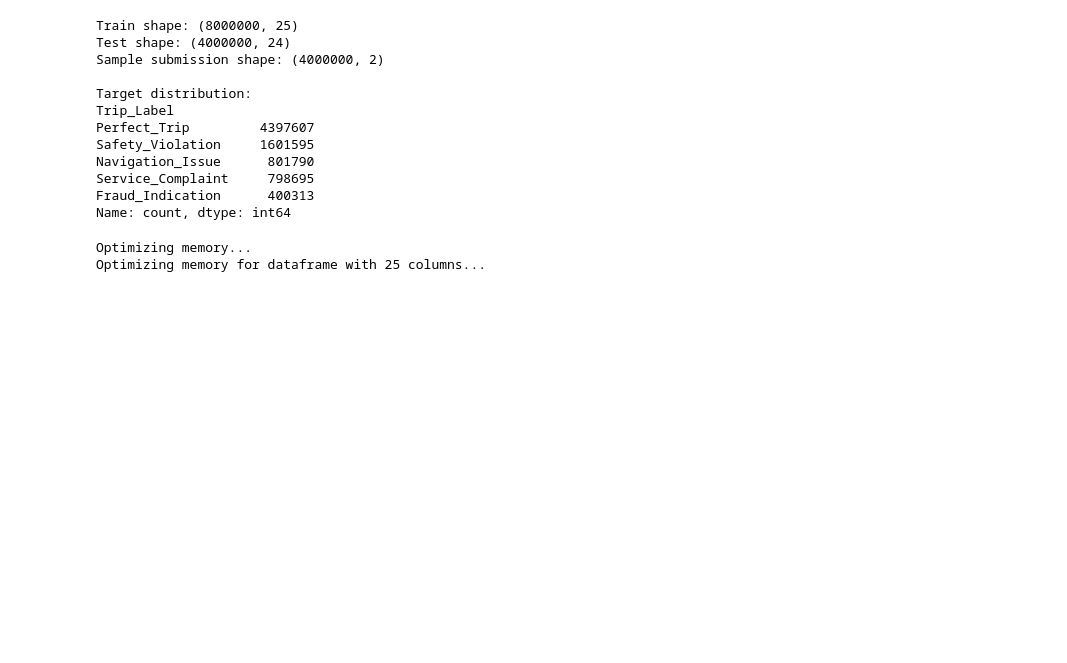
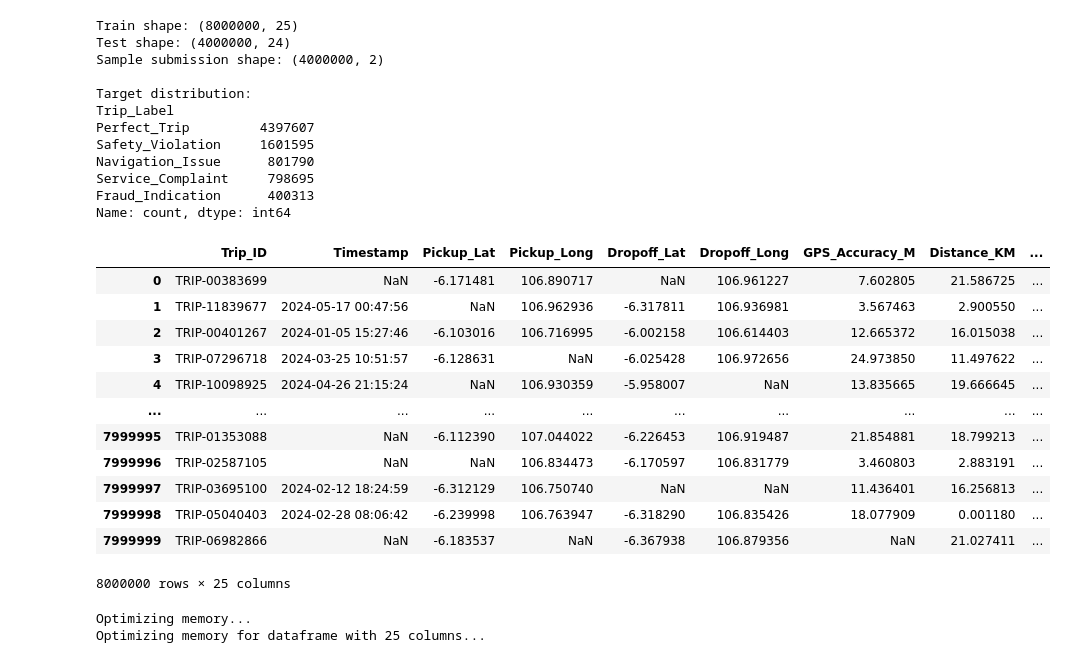
Before and after one commit to AzrilFahmiardi/Datavers-Anava-Classification, a Jupyter notebook: main.ipynb, the cells around one changed output. Cells and saved outputs as stored; diff of their text form; code cells hidden in the pictures; blank space fills up the shorter version.

```diff
--- a/main.ipynb
+++ b/main.ipynb
@@ -35,7 +35,7 @@ class Config:
     TARGET_COL = 'Trip_Label'
     ID_COL = 'Trip_ID'
 
-    USE_TEMPORAL = False
+    USE_TEMPORAL = True
     USE_DISTANCE = True
     USE_SENSOR_AGG = True
     USE_ECONOMIC = False
@@ -151,6 +151,22 @@ Navigation_Issue      801790
 Service_Complaint     798695
 Fraud_Indication      400313
 Name: count, dtype: int64
+# %%
+train
+# %% [output]
+|  | Trip_ID | Timestamp | Pickup_Lat | Pickup_Long | Dropoff_Lat | Dropoff_Long | GPS_Accuracy_M | Distance_KM | ... |
+| 0 | TRIP-00383699 | NaN | -6.171481 | 106.890717 | NaN | 106.961227 | 7.602805 | 21.586725 | ... |
+| 1 | TRIP-11839677 | 2024-05-17 00:47:56 | NaN | 106.962936 | -6.317811 | 106.936981 | 3.567463 | 2.900550 | ... |
+| 2 | TRIP-00401267 | 2024-01-05 15:27:46 | -6.103016 | 106.716995 | -6.002158 | 106.614403 | 12.665372 | 16.015038 | ... |
+| 3 | TRIP-07296718 | 2024-03-25 10:51:57 | -6.128631 | NaN | -6.025428 | 106.972656 | 24.973850 | 11.497622 | ... |
+| 4 | TRIP-10098925 | 2024-04-26 21:15:24 | NaN | 106.930359 | -5.958007 | NaN | 13.835665 | 19.666645 | ... |
+| ... | ... | ... | ... | ... | ... | ... | ... | ... | ... |
+| 7999995 | TRIP-01353088 | NaN | -6.112390 | 107.044022 | -6.226453 | 106.919487 | 21.854881 | 18.799213 | ... |
+| 7999996 | TRIP-02587105 | NaN | NaN | 106.834473 | -6.170597 | 106.831779 | 3.460803 | 2.883191 | ... |
+| 7999997 | TRIP-03695100 | 2024-02-12 18:24:59 | -6.312129 | 106.750740 | NaN | NaN | 11.436401 | 16.256813 | ... |
+| 7999998 | TRIP-05040403 | 2024-02-28 08:06:42 | -6.239998 | 106.763947 | -6.318290 | 106.835426 | 18.077909 | 0.001180 | ... |
+| 7999999 | TRIP-06982866 | NaN | -6.183537 | NaN | -6.367938 | 106.879356 | NaN | 21.027411 | ... |
+8000000 rows × 25 columns
 # %%
 def optimize_memory(df):
     print(f"Optimizing memory for dataframe with {len(df.columns)} columns...")
```
Also changed, not shown: parts of 7 cells of this notebook.
